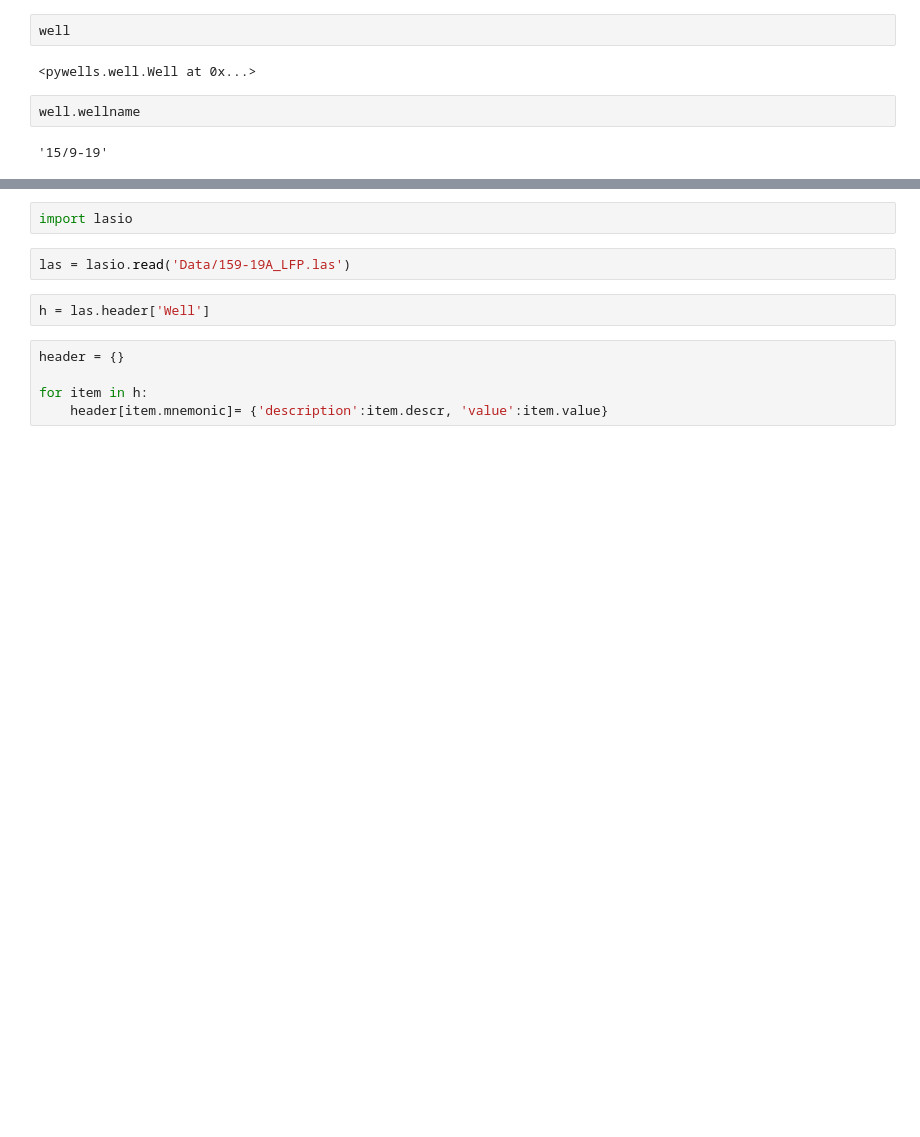
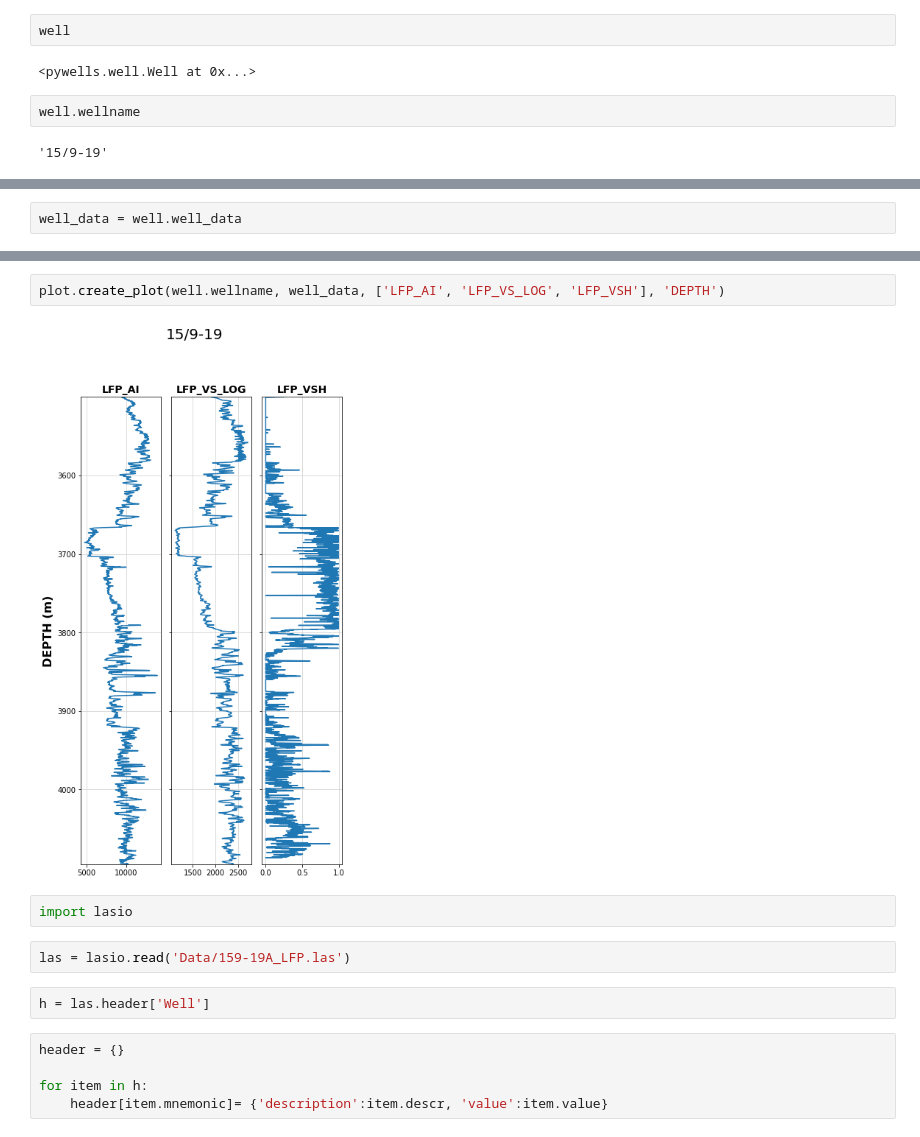
Before and after one commit to andymcdgeo/pywells, a Jupyter notebook: notebooks/testing_notebook.ipynb, the cells around one changed output, grey strips where cells are left out. Saved outputs shown, nothing was run; the diff lists cells and outputs as text; blank space fills up the shorter version.

```diff
--- a/notebooks/testing_notebook.ipynb
+++ b/notebooks/testing_notebook.ipynb
@@ -33,0 +14,2 @@ well.well_data
+# %%
+well_data = well.well_data
@@ -54,3 +77,7 @@ well.header_table()
+# %%
+plot.create_plot(well.wellname, well_data, ['LFP_AI', 'LFP_VS_LOG', 'LFP_VSH'], 'DEPTH')
+# %% [output]
+[figure, added]
 # %%
 import lasio
 # %%
```
Also changed, not shown: parts of 10 cells of this notebook, 4 other files.
